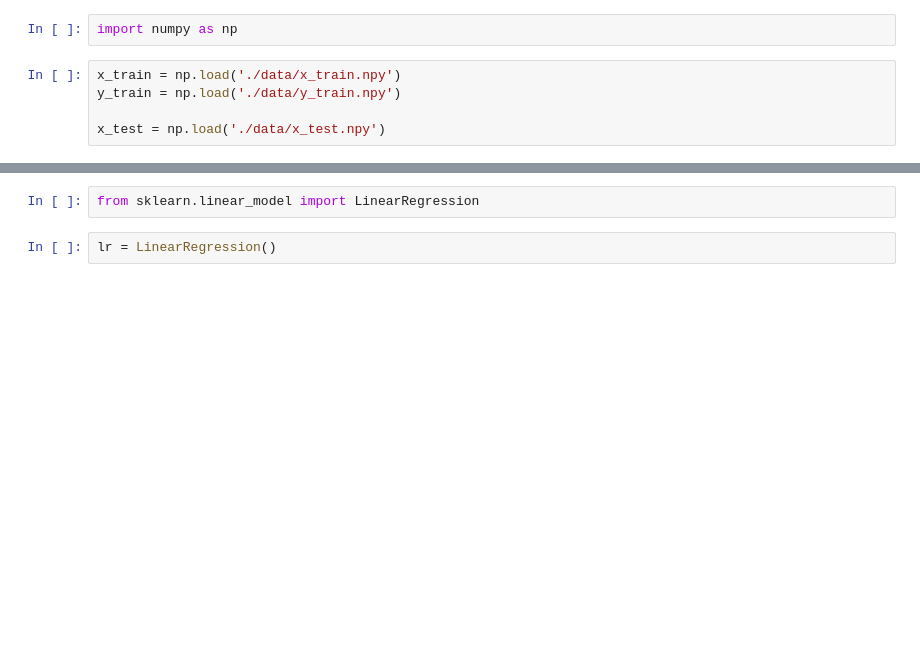
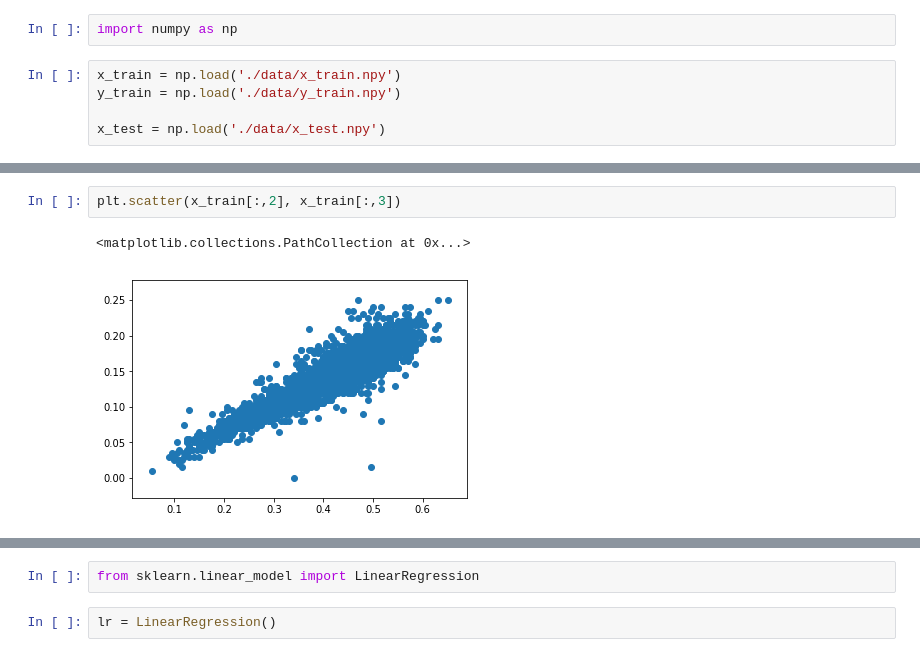
Before and after one commit to rykachevskiy/239, a Jupyter notebook: 2.Model_Selection/hometask/baseline.ipynb, the cells around one changed output, grey strips where cells are left out. Cells and saved outputs as stored; diff of their text form; blank space fills up the shorter version.

```diff
--- a/2.Model_Selection/hometask/baseline.ipynb
+++ b/2.Model_Selection/hometask/baseline.ipynb
@@ -19,0 +48,5 @@ x_test = np.load('./data/x_test.npy')
+# %%
+plt.scatter(x_train[:,2], x_train[:,3])
+# %% [output]
+<matplotlib.collections.PathCollection at 0x...>
+[figure, added]
```
Also changed, not shown: parts of 16 cells of this notebook, 3 other files.
